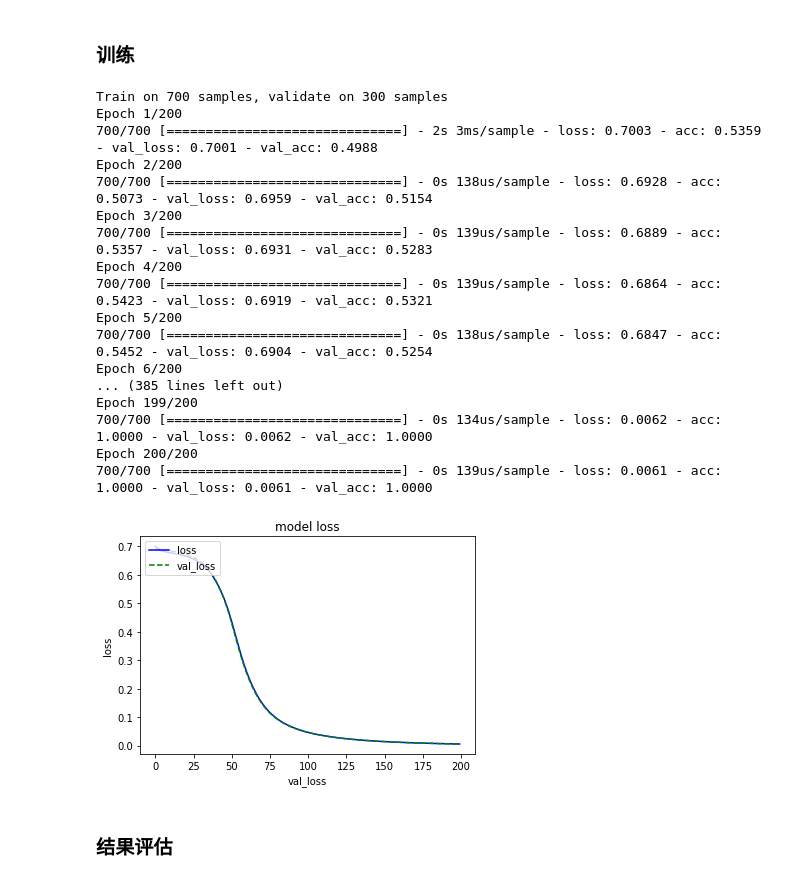
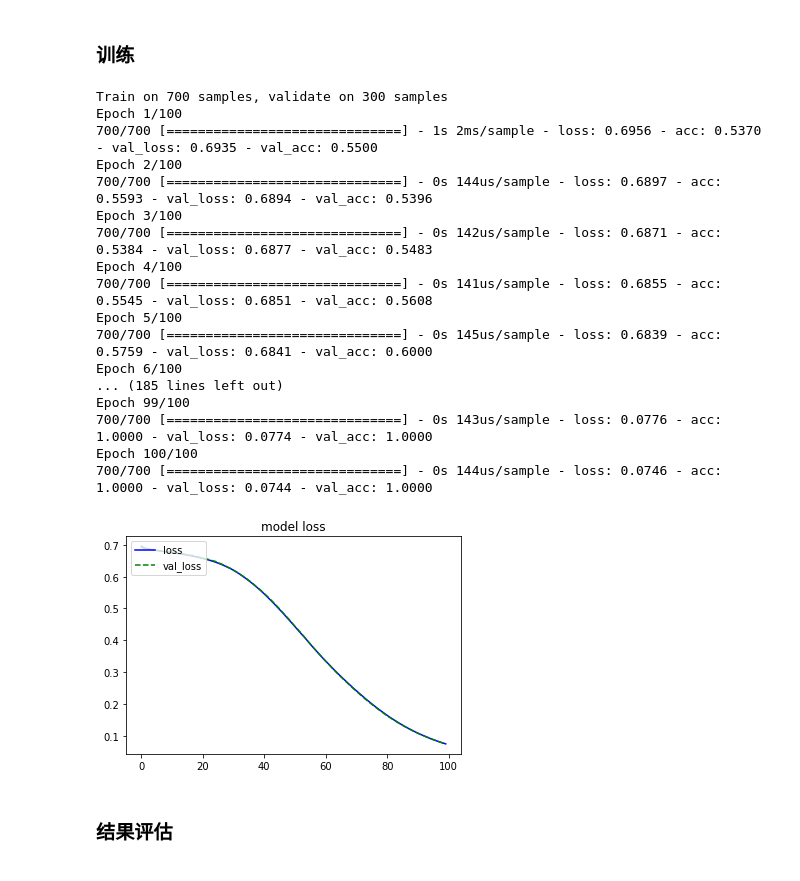
Before and after one commit to mojianhuiGZ/ai_examples, a Jupyter notebook: tensorflow keras入门练习.ipynb, the cells around one changed output. Drawn from its saved outputs; the diff is of its cells as text; code cells hidden in the pictures.

```diff
--- a/tensorflow keras入门练习.ipynb
+++ b/tensorflow keras入门练习.ipynb
@@ -113,36 +114,34 @@ _________________________________________________________________
 history = model.fit(x_train,
           y_train,
           batch_size=32,
-          epochs=200,
+          epochs=100,
           validation_data=(x_test, y_test))
 # %% [output]
 Train on 700 samples, validate on 300 samples
-Epoch 1/200
-700/700 [==============================] - 2s 3ms/sample - loss: 0.7003 - acc: 0.5359 - val_loss: 0.7001 - val_acc: 0.4988
-Epoch 2/200
-700/700 [==============================] - 0s 138us/sample - loss: 0.6928 - acc: 0.5073 - val_loss: 0.6959 - val_acc: 0.5154
-Epoch 3/200
-700/700 [==============================] - 0s 139us/sample - loss: 0.6889 - acc: 0.5357 - val_loss: 0.6931 - val_acc: 0.5283
-Epoch 4/200
-700/700 [==============================] - 0s 139us/sample - loss: 0.6864 - acc: 0.5423 - val_loss: 0.6919 - val_acc: 0.5321
-Epoch 5/200
-700/700 [==============================] - 0s 138us/sample - loss: 0.6847 - acc: 0.5452 - val_loss: 0.6904 - val_acc: 0.5254
-Epoch 6/200
-... (385 lines left out)
-Epoch 199/200
-700/700 [==============================] - 0s 134us/sample - loss: 0.0062 - acc: 1.0000 - val_loss: 0.0062 - val_acc: 1.0000
-Epoch 200/200
-700/700 [==============================] - 0s 139us/sample - loss: 0.0061 - acc: 1.0000 - val_loss: 0.0061 - val_acc: 1.0000
+Epoch 1/100
+700/700 [==============================] - 1s 2ms/sample - loss: 0.6956 - acc: 0.5370 - val_loss: 0.6935 - val_acc: 0.5500
+Epoch 2/100
+700/700 [==============================] - 0s 144us/sample - loss: 0.6897 - acc: 0.5593 - val_loss: 0.6894 - val_acc: 0.5396
+Epoch 3/100
+700/700 [==============================] - 0s 142us/sample - loss: 0.6871 - acc: 0.5384 - val_loss: 0.6877 - val_acc: 0.5483
+Epoch 4/100
+700/700 [==============================] - 0s 141us/sample - loss: 0.6855 - acc: 0.5545 - val_loss: 0.6851 - val_acc: 0.5608
+Epoch 5/100
+700/700 [==============================] - 0s 145us/sample - loss: 0.6839 - acc: 0.5759 - val_loss: 0.6841 - val_acc: 0.6000
+Epoch 6/100
+... (185 lines left out)
+Epoch 99/100
+700/700 [==============================] - 0s 143us/sample - loss: 0.0776 - acc: 1.0000 - val_loss: 0.0774 - val_acc: 1.0000
+Epoch 100/100
+700/700 [==============================] - 0s 144us/sample - loss: 0.0746 - acc: 1.0000 - val_loss: 0.0744 - val_acc: 1.0000
 # %%
 plt.plot(history.history['loss'], c='b')
 plt.plot(history.history['val_loss'], linestyle="--", c='g')
 plt.title("model loss")
-plt.ylabel("loss")
-plt.xlabel("val_loss")
 plt.legend(["loss", "val_loss"], loc="upper left")
 plt.show()
 # %% [output]
-[figure, old version]
+[figure, new version]
 # %% [markdown]
 ### 结果评估
 # %%
```
Also changed, not shown: parts of 22 cells of this notebook.
